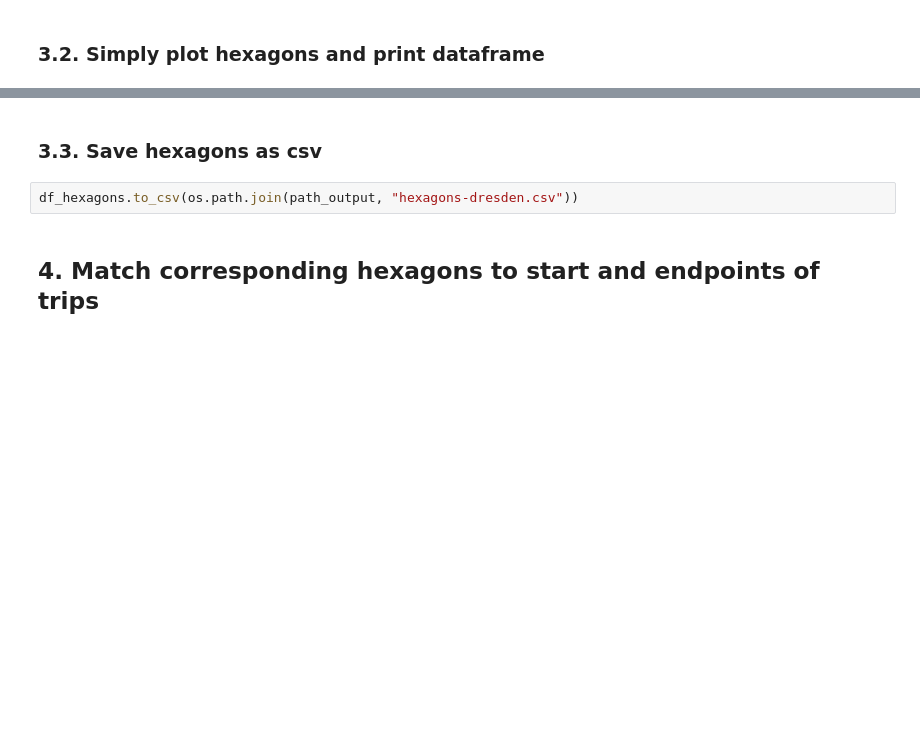
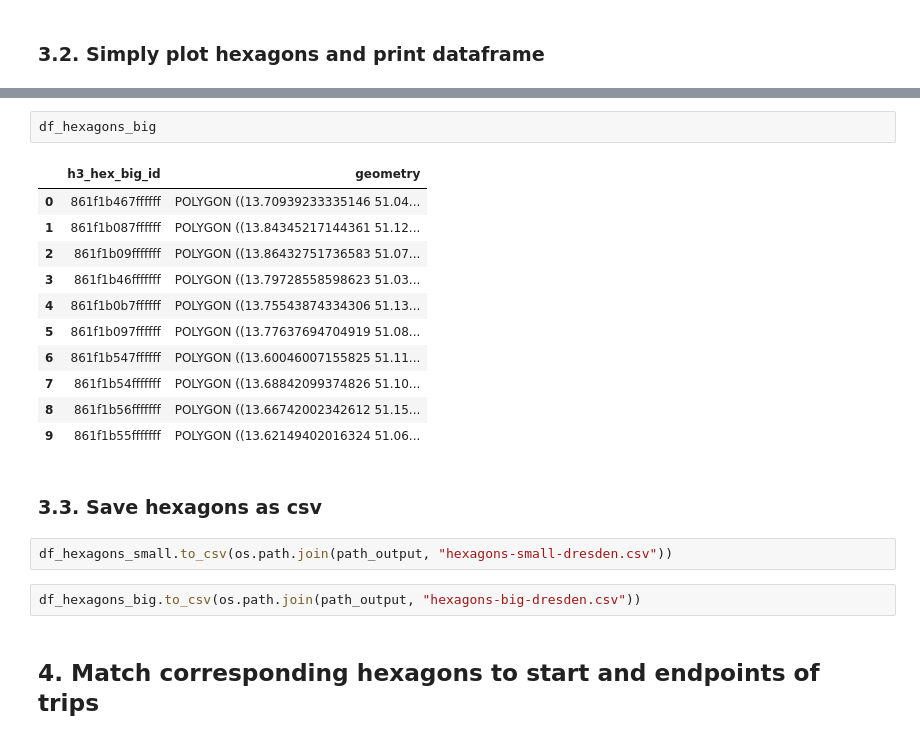
Before and after one commit to mulko93/AAA_Jupyter_Explorers, a Jupyter notebook: notebooks/02_CreateHexagons_MAC_ONLY.ipynb, the cells around one changed output, grey strips where cells are left out. Saved outputs shown, nothing was run; the diff lists cells and outputs as text; blank space fills up the shorter version.

```diff
--- a/notebooks/02_CreateHexagons_MAC_ONLY.ipynb
+++ b/notebooks/02_CreateHexagons_MAC_ONLY.ipynb
@@ -152,7 +160,23 @@ df_hexagons
+# %%
+df_hexagons_big
+# %% [output]
+|  | h3_hex_big_id | geometry |
+| 0 | 861f1b467ffffff | POLYGON ((13.70939233335146 51.04... |
+| 1 | 861f1b087ffffff | POLYGON ((13.84345217144361 51.12... |
+| 2 | 861f1b09fffffff | POLYGON ((13.86432751736583 51.07... |
+| 3 | 861f1b46fffffff | POLYGON ((13.79728558598623 51.03... |
+| 4 | 861f1b0b7ffffff | POLYGON ((13.75543874334306 51.13... |
+| 5 | 861f1b097ffffff | POLYGON ((13.77637694704919 51.08... |
+| 6 | 861f1b547ffffff | POLYGON ((13.60046007155825 51.11... |
+| 7 | 861f1b54fffffff | POLYGON ((13.68842099374826 51.10... |
+| 8 | 861f1b56fffffff | POLYGON ((13.66742002342612 51.15... |
+| 9 | 861f1b55fffffff | POLYGON ((13.62149402016324 51.06... |
 # %% [markdown]
 ### 3.3. Save hexagons as csv
 # %%
-df_hexagons.to_csv(os.path.join(path_output, "hexagons-dresden.csv"))
+df_hexagons_small.to_csv(os.path.join(path_output, "hexagons-small-dresden.csv"))
+# %%
+df_hexagons_big.to_csv(os.path.join(path_output, "hexagons-big-dresden.csv"))
 # %% [markdown]
 ## 4. Match corresponding hexagons to start and endpoints of trips
 # %%
```
Also changed, not shown: parts of 9 cells of this notebook, 8 other files.
